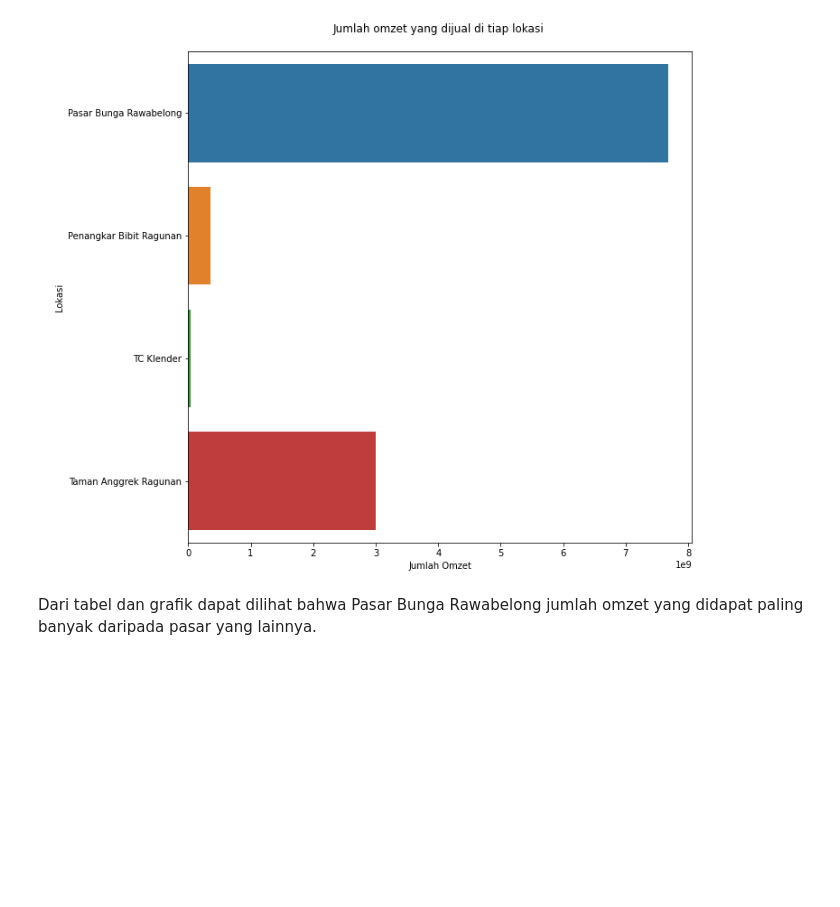
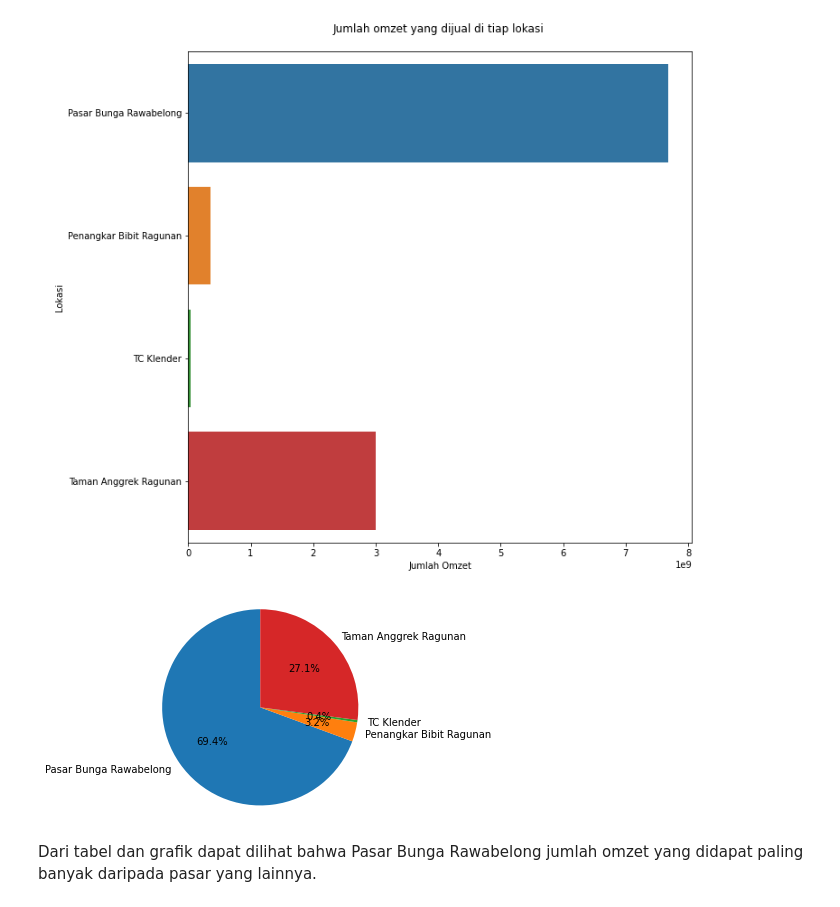
Before and after one commit to bayuryunarko/Data-visualization, a Jupyter notebook: VD_Pemasaran_Bunga_Jakarta.ipynb, the cells around one changed output. Drawn from its saved outputs; the diff is of its cells as text; code cells hidden in the pictures; blank space fills up the shorter version.

```diff
--- a/VD_Pemasaran_Bunga_Jakarta.ipynb
+++ b/VD_Pemasaran_Bunga_Jakarta.ipynb
@@ -109,6 +109,18 @@ ax.set_xlabel('Jumlah Omzet')
 plt.show()
 # %% [output]
 [figure]
+# %%
+# labels = ['Bagian 1', 'Bagian 2', 'Bagian 3', 'Bagian 4', 'Bagian 5']
+# percents = [10, 15, 25, 15, 35]
+
+# explode = (0, 0, 0, 0, 0.1)
+fig1, ax1 = plt. subplots()
+# ax1.pie(percents, explode=explode, labels=labels, autopct='%1.1f%%', shadow=True, startangle=90)
+ax1.pie(df_sum_omzet_lokasi['omzet'], labels=df_sum_omzet_lokasi['lokasi_penjualan'], autopct='%1.1f%%', startangle=90)
+ax1.axis('equal')
+plt.show()
+# %% [output]
+[figure, added]
 # %% [markdown]
 Dari tabel dan grafik dapat dilihat bahwa Pasar Bunga Rawabelong jumlah omzet yang didapat paling banyak daripada pasar yang lainnya.
 # %% [markdown]
```
